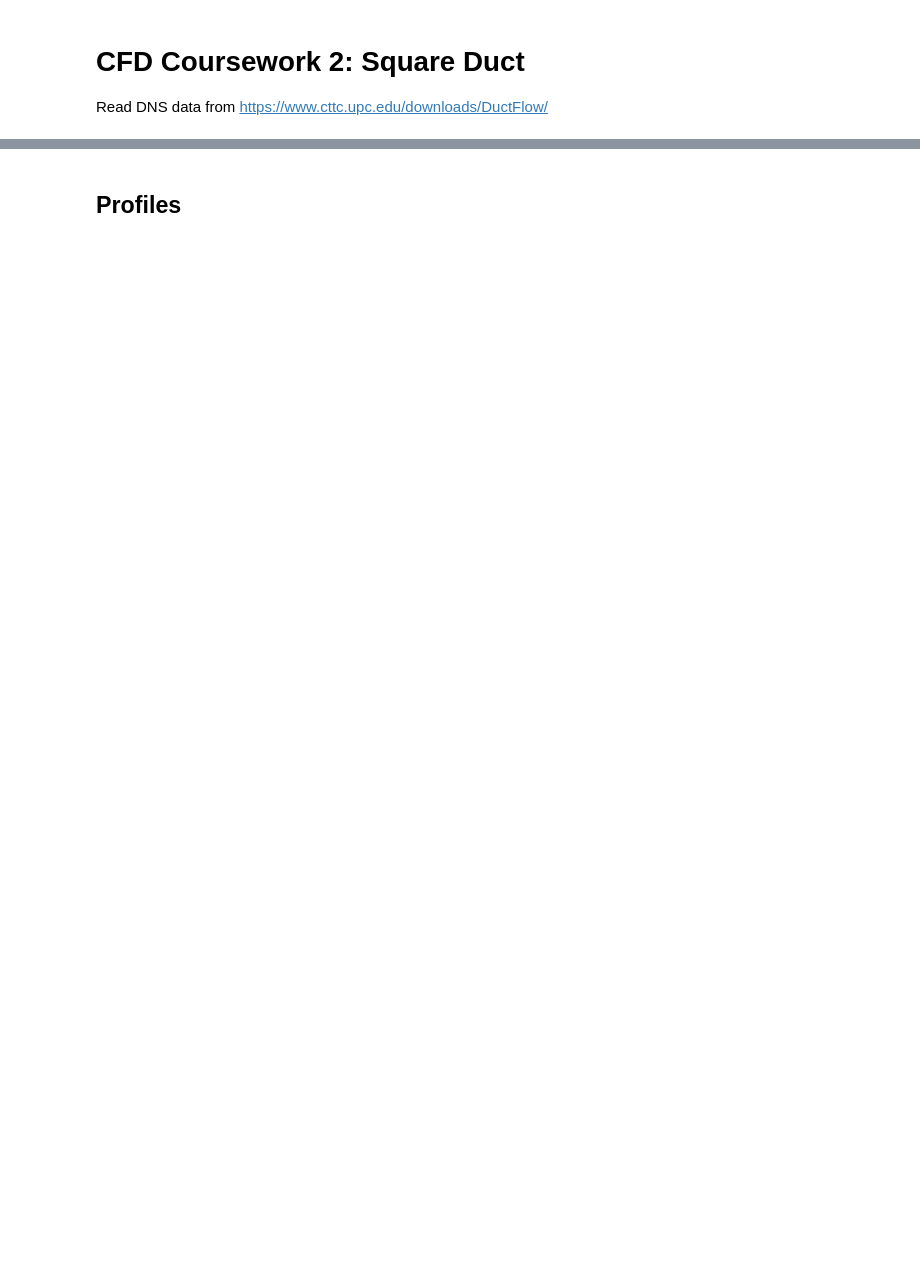
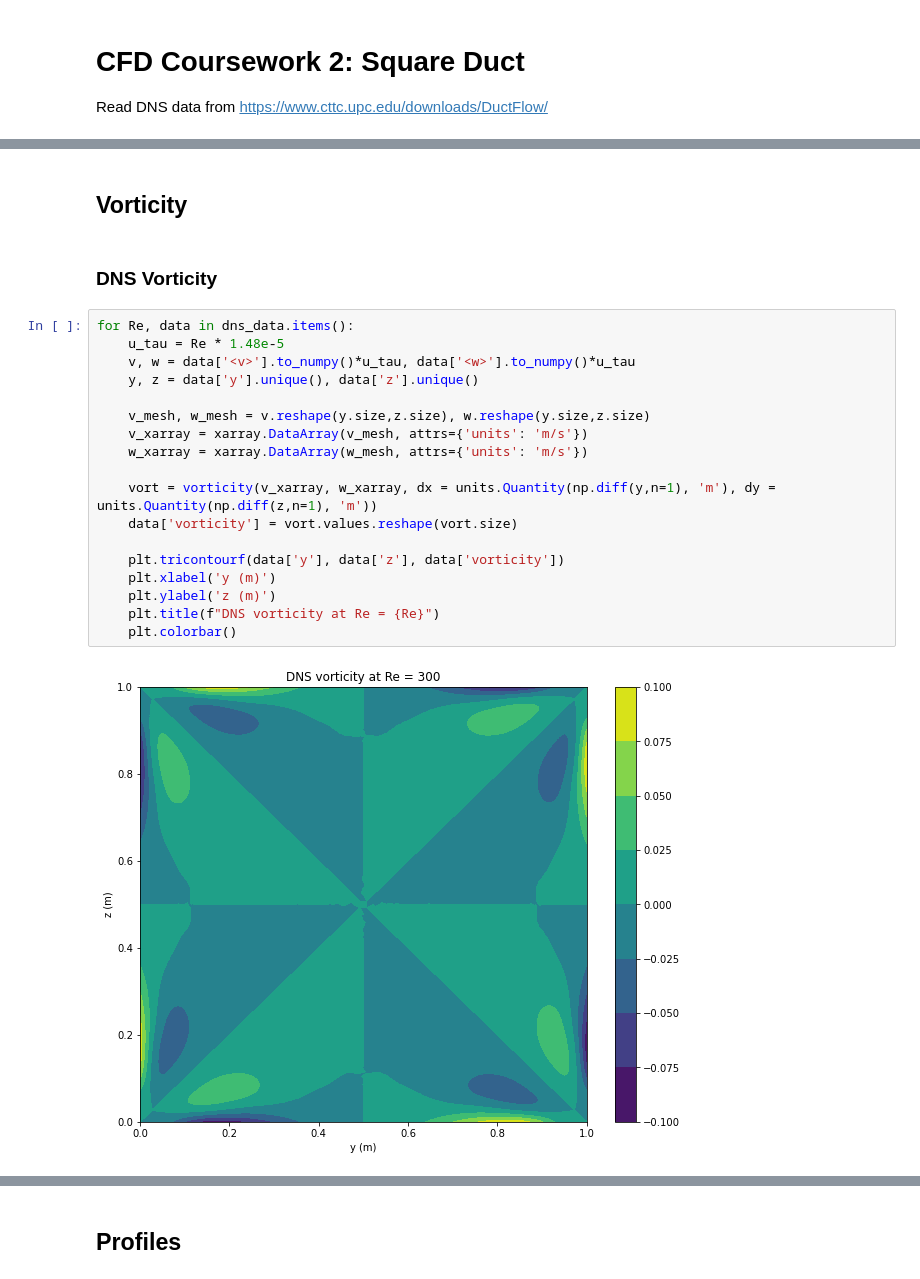
Before and after one commit to delphiiii/CFD-CW2, a Jupyter notebook: read_DNS_data.ipynb, the cells around one changed output, grey strips where cells are left out. Cells and saved outputs as stored; diff of their text form; blank space fills up the shorter version.

```diff
--- a/read_DNS_data.ipynb
+++ b/read_DNS_data.ipynb
@@ -110,0 +119,24 @@ plt.colorbar()
+# %% [markdown]
+## Vorticity
+# %% [markdown]
+### DNS Vorticity
+# %%
+for Re, data in dns_data.items():
+    u_tau = Re * 1.48e-5
+    v, w = data['<v>'].to_numpy()*u_tau, data['<w>'].to_numpy()*u_tau
+    y, z = data['y'].unique(), data['z'].unique()
+
+    v_mesh, w_mesh = v.reshape(y.size,z.size), w.reshape(y.size,z.size)
+    v_xarray = xarray.DataArray(v_mesh, attrs={'units': 'm/s'})
+    w_xarray = xarray.DataArray(w_mesh, attrs={'units': 'm/s'})
+
+    vort = vorticity(v_xarray, w_xarray, dx = units.Quantity(np.diff(y,n=1), 'm'), dy = units.Quantity(np.diff(z,n=1), 'm'))
+    data['vorticity'] = vort.values.reshape(vort.size)
+
+    plt.tricontourf(data['y'], data['z'], data['vorticity'])
+    plt.xlabel('y (m)')
+    plt.ylabel('z (m)')
+    plt.title(f"DNS vorticity at Re = {Re}")
+    plt.colorbar()
+# %% [output]
+[figure, added]
```
Also changed, not shown: parts of 44 cells of this notebook, 1 other file.
